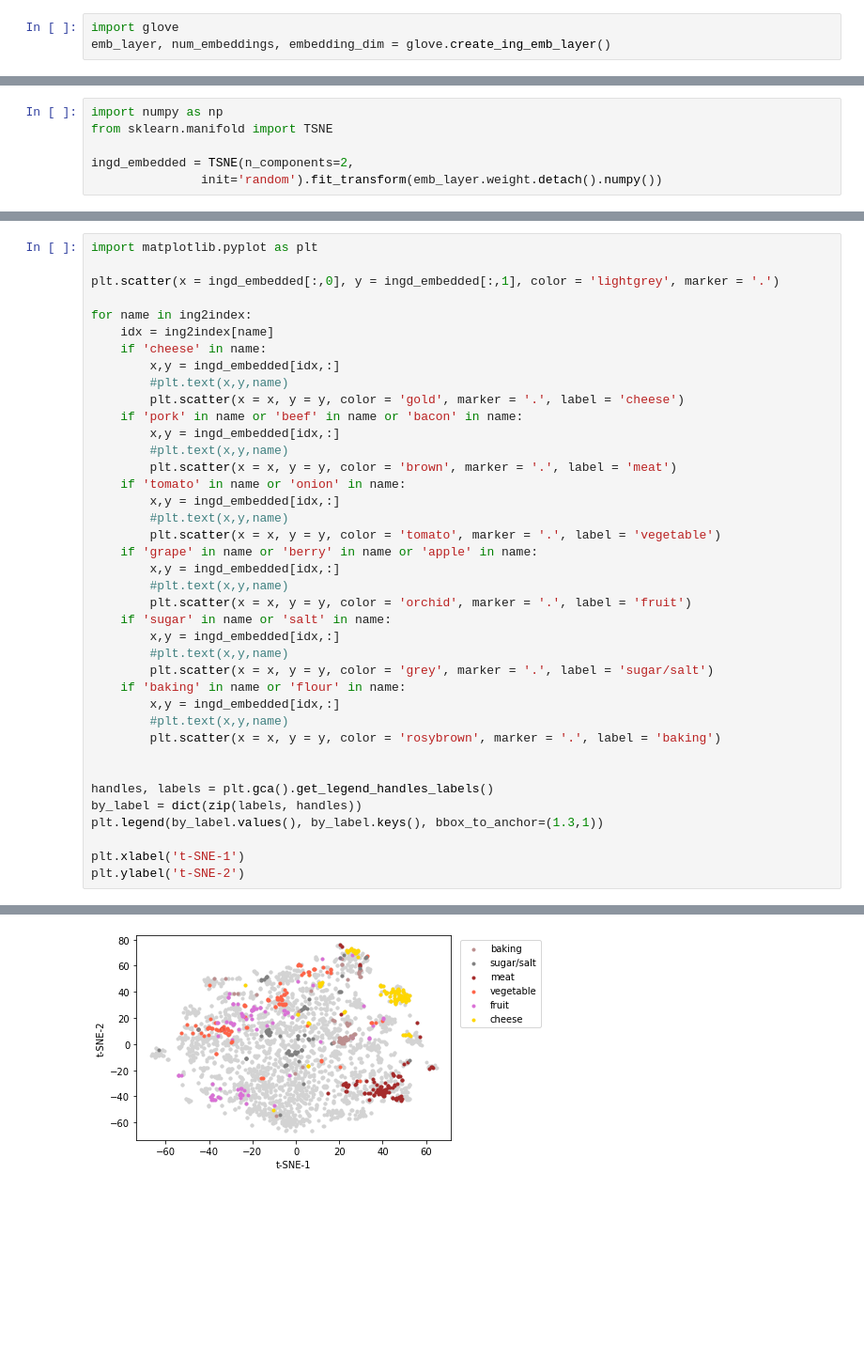
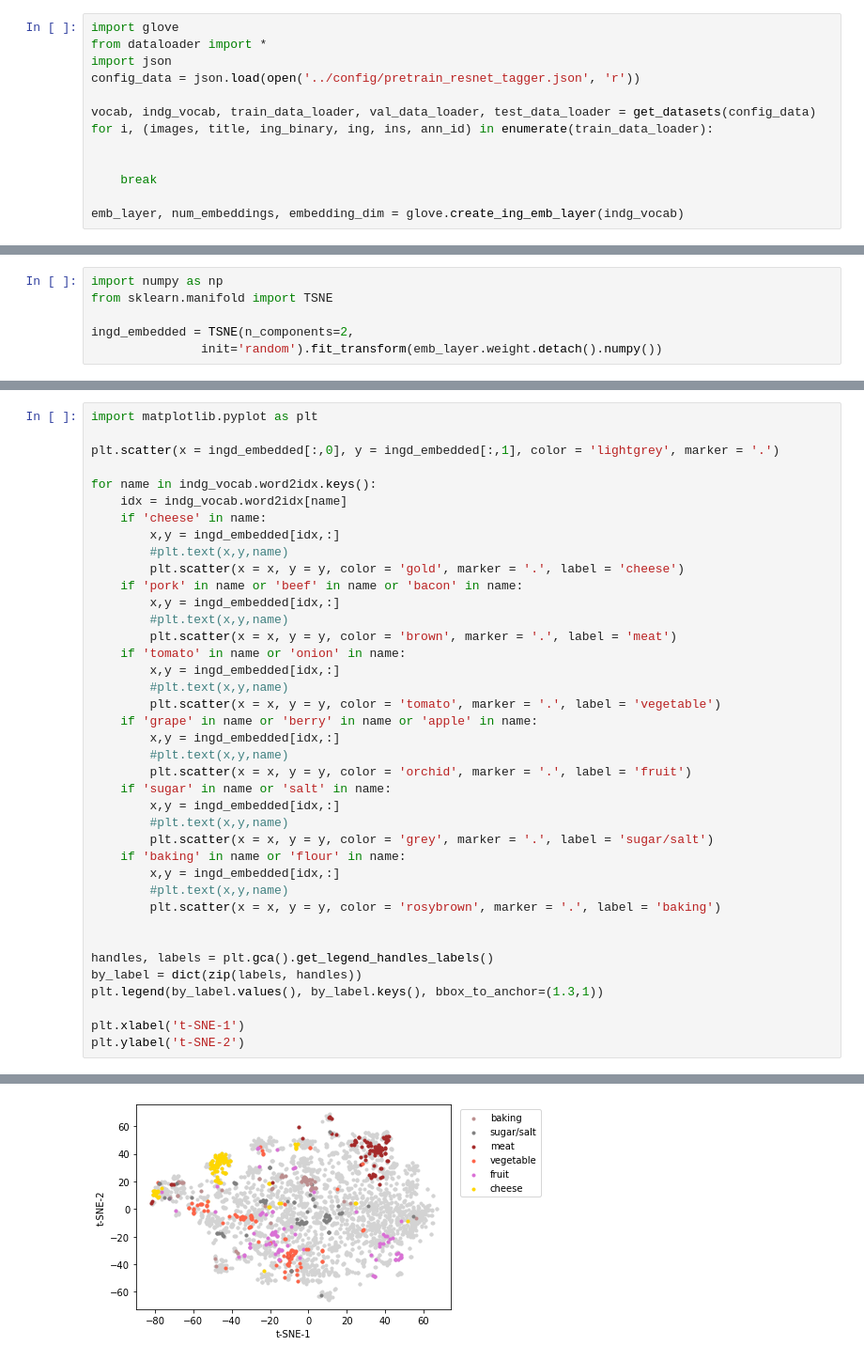
Before and after one commit to algaebrown/DeepRecipe, a Jupyter notebook: glove_utils/visualize_ingredient_glove_vector.ipynb, the cells around one changed output, grey strips where cells are left out. Shown at 94% size. Drawn from its saved outputs; the diff is of its cells as text; blank space fills up the shorter version.

Commit message:
remove ing2index, make it a Vocab()

```diff
--- a/glove_utils/visualize_ingredient_glove_vector.ipynb
+++ b/glove_utils/visualize_ingredient_glove_vector.ipynb
@@ -1,3 +1,13 @@
 # %%
 import glove
-emb_layer, num_embeddings, embedding_dim = glove.create_ing_emb_layer()
+from dataloader import *
+import json
+config_data = json.load(open('../config/pretrain_resnet_tagger.json', 'r'))
+
+vocab, indg_vocab, train_data_loader, val_data_loader, test_data_loader = get_datasets(config_data)
+for i, (images, title, ing_binary, ing, ins, ann_id) in enumerate(train_data_loader):
+
+
+    break
+
+emb_layer, num_embeddings, embedding_dim = glove.create_ing_emb_layer(indg_vocab)
@@ -39,8 +46,8 @@ import matplotlib.pyplot as plt
 
 plt.scatter(x = ingd_embedded[:,0], y = ingd_embedded[:,1], color = 'lightgrey', marker = '.')
 
-for name in ing2index:
-    idx = ing2index[name]
+for name in indg_vocab.word2idx.keys():
+    idx = indg_vocab.word2idx[name]
     if 'cheese' in name:
         x,y = ingd_embedded[idx,:]
         #plt.text(x,y,name)
@@ -48,31 +55,31 @@ for name in ing2index:
     if 'pork' in name or 'beef' in name or 'bacon' in name:
         x,y = ingd_embedded[idx,:]
         #plt.text(x,y,name)
         plt.scatter(x = x, y = y, color = 'brown', marker = '.', label = 'meat')
     if 'tomato' in name or 'onion' in name:
         x,y = ingd_embedded[idx,:]
         #plt.text(x,y,name)
         plt.scatter(x = x, y = y, color = 'tomato', marker = '.', label = 'vegetable')
     if 'grape' in name or 'berry' in name or 'apple' in name:
         x,y = ingd_embedded[idx,:]
         #plt.text(x,y,name)
         plt.scatter(x = x, y = y, color = 'orchid', marker = '.', label = 'fruit')
     if 'sugar' in name or 'salt' in name:
         x,y = ingd_embedded[idx,:]
         #plt.text(x,y,name)
         plt.scatter(x = x, y = y, color = 'grey', marker = '.', label = 'sugar/salt')
     if 'baking' in name or 'flour' in name:
         x,y = ingd_embedded[idx,:]
         #plt.text(x,y,name)
         plt.scatter(x = x, y = y, color = 'rosybrown', marker = '.', label = 'baking')
 
 
 handles, labels = plt.gca().get_legend_handles_labels()
 by_label = dict(zip(labels, handles))
 plt.legend(by_label.values(), by_label.keys(), bbox_to_anchor=(1.3,1))
 
 plt.xlabel('t-SNE-1')
 plt.ylabel('t-SNE-2')
 # %% [output]
 Text(0, 0.5, 't-SNE-2')
-[figure, old version]
+[figure, new version]
```
Also changed, not shown: parts of 5 cells of this notebook, 5 other files.
